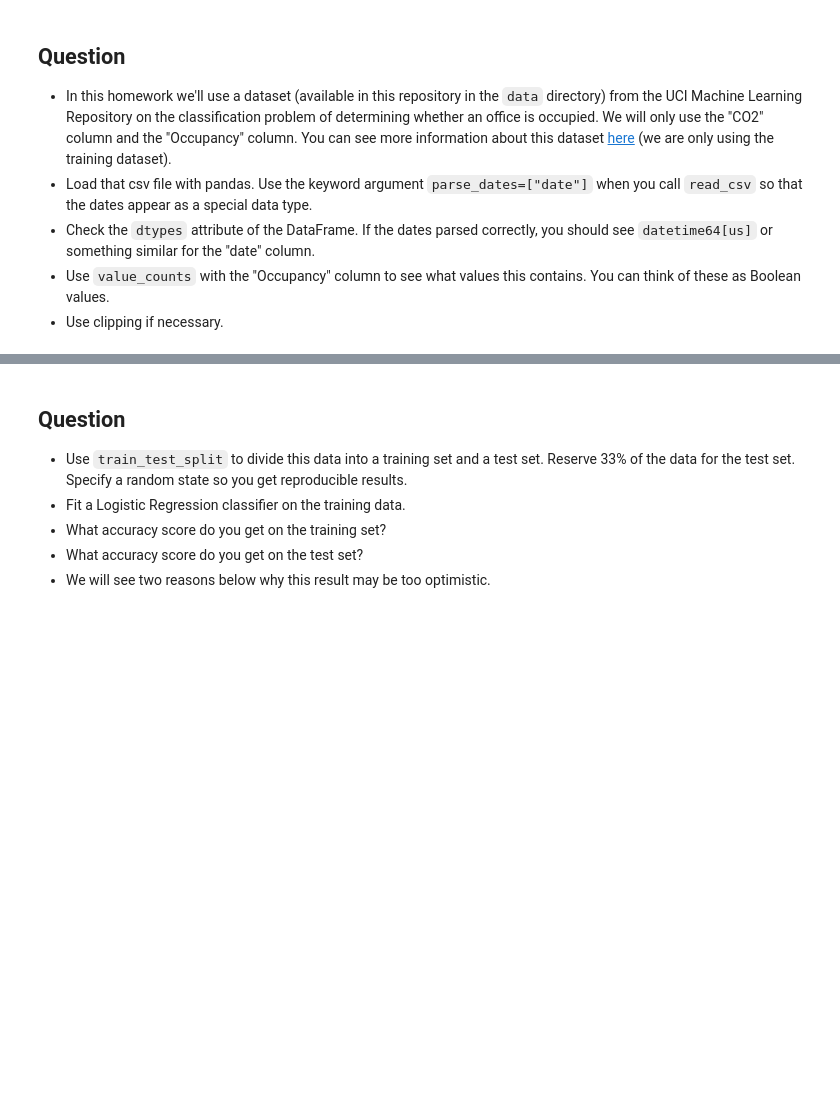
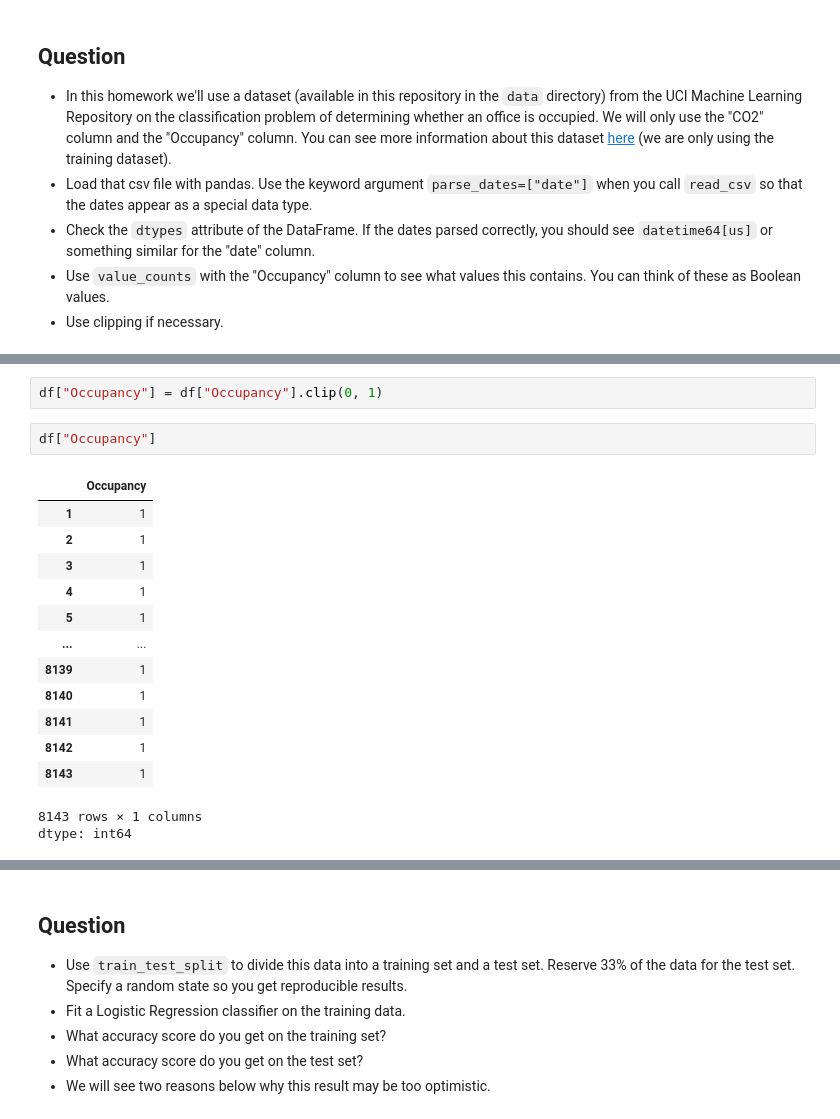
Before and after one commit to yeungme-ops/Homework5, a Jupyter notebook: Homework5.ipynb, the cells around one changed output, grey strips where cells are left out. Saved outputs shown, nothing was run; the diff lists cells and outputs as text; blank space fills up the shorter version.

```diff
--- a/Homework5.ipynb
+++ b/Homework5.ipynb
@@ -22,0 +52,19 @@ This page shows your usage of the free allowance, even if you are not paying.
+# %%
+df["Occupancy"] = df["Occupancy"].clip(0, 1)
+# %%
+df["Occupancy"]
+# %% [output]
+|  | Occupancy |
+| 1 | 1 |
+| 2 | 1 |
+| 3 | 1 |
+| 4 | 1 |
+| 5 | 1 |
+| ... | ... |
+| 8139 | 1 |
+| 8140 | 1 |
+| 8141 | 1 |
+| 8142 | 1 |
+| 8143 | 1 |
+8143 rows × 1 columns
+dtype: int64
```
Also changed, not shown: parts of 31 cells of this notebook.
